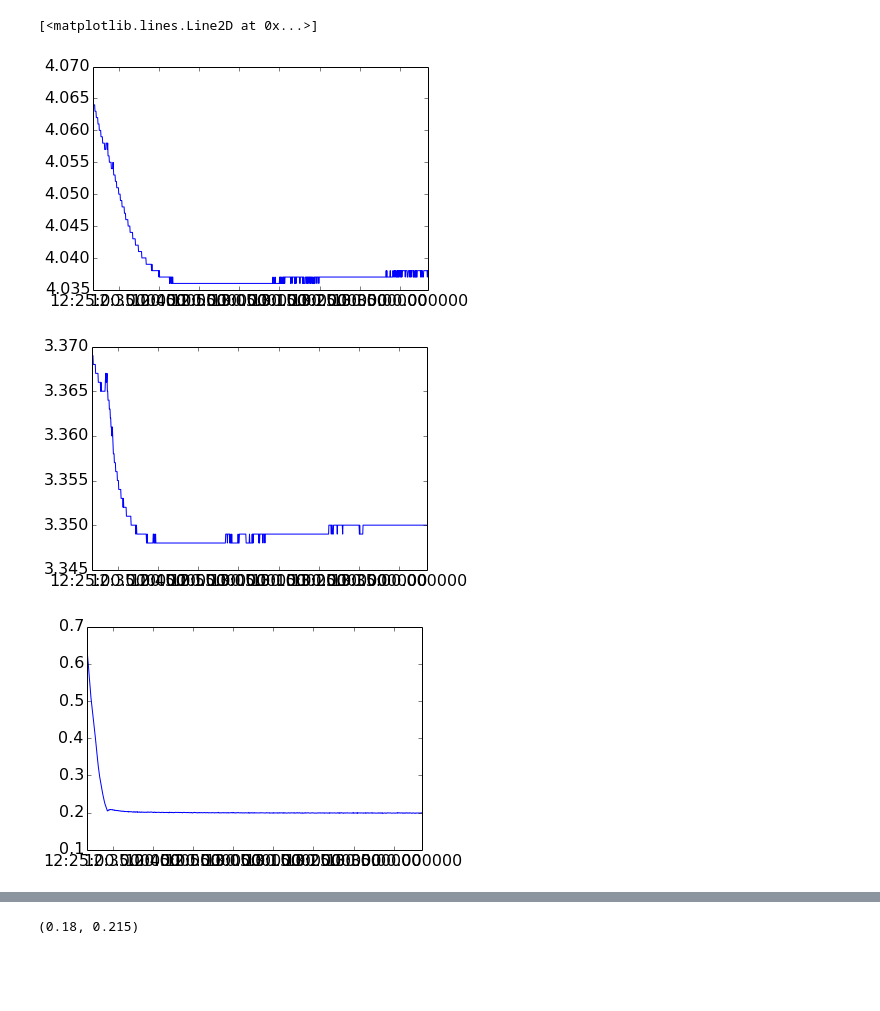
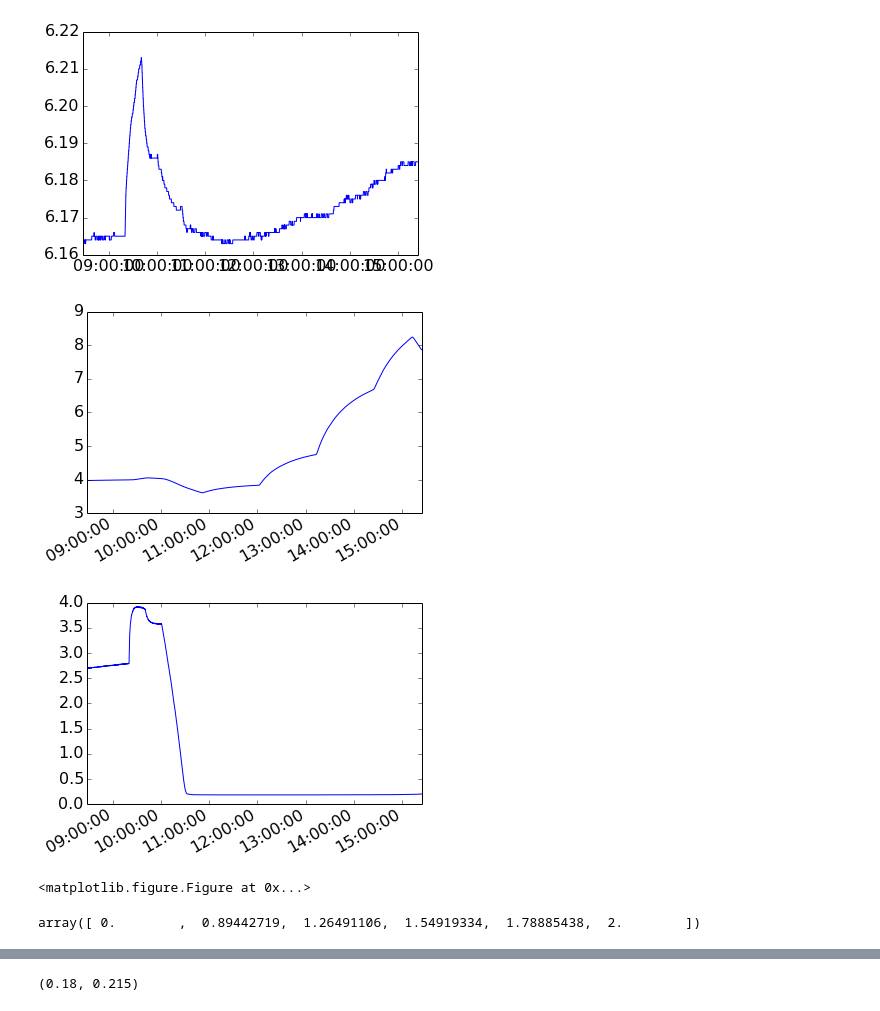
Before and after one commit to gitj/notebooks, a Jupyter notebook: 2014-04-30-temperatures.ipynb, the cells around one changed output, grey strips where cells are left out. Saved outputs shown, nothing was run; the diff lists cells and outputs as text; code cells hidden in the pictures; blank space fills up the shorter version.

```diff
--- a/2014-04-30-temperatures.ipynb
+++ b/2014-04-30-temperatures.ipynb
@@ -24,14 +28,26 @@ print dt[-1]
 # %%
 figure()
-since = -1000
+since = -5000
 plot(dt[since:],d[since:,1])
+#ylim(0,6)
 figure()
 plot(dt[since:],d[since:,2])
+#ylim(0,6)
+gcf().autofmt_xdate()
 figure()
 plot(dt[since:],d[since:,-4])
+gcf().autofmt_xdate()
+#ylim(0,.3)
 #plot(dt[since:],d[since:,-2])
 # %% [output]
-[<matplotlib.lines.Line2D at 0x...>]
-[figure, old version]
+[figure, new version]
-[figure, old version]
+[figure, new version]
-[figure, old version]
+[figure, new version]
+# %%
+f = figure()
+# %% [output]
+<matplotlib.figure.Figure at 0x...>
+# %%
+np.sqrt(np.linspace(0,2**2,6))
+# %% [output]
+array([ 0.        ,  0.89442719,  1.26491106,  1.54919334,  1.78885438,  2.        ])
```
Also changed, not shown: parts of 11 cells of this notebook, 17 other files.
